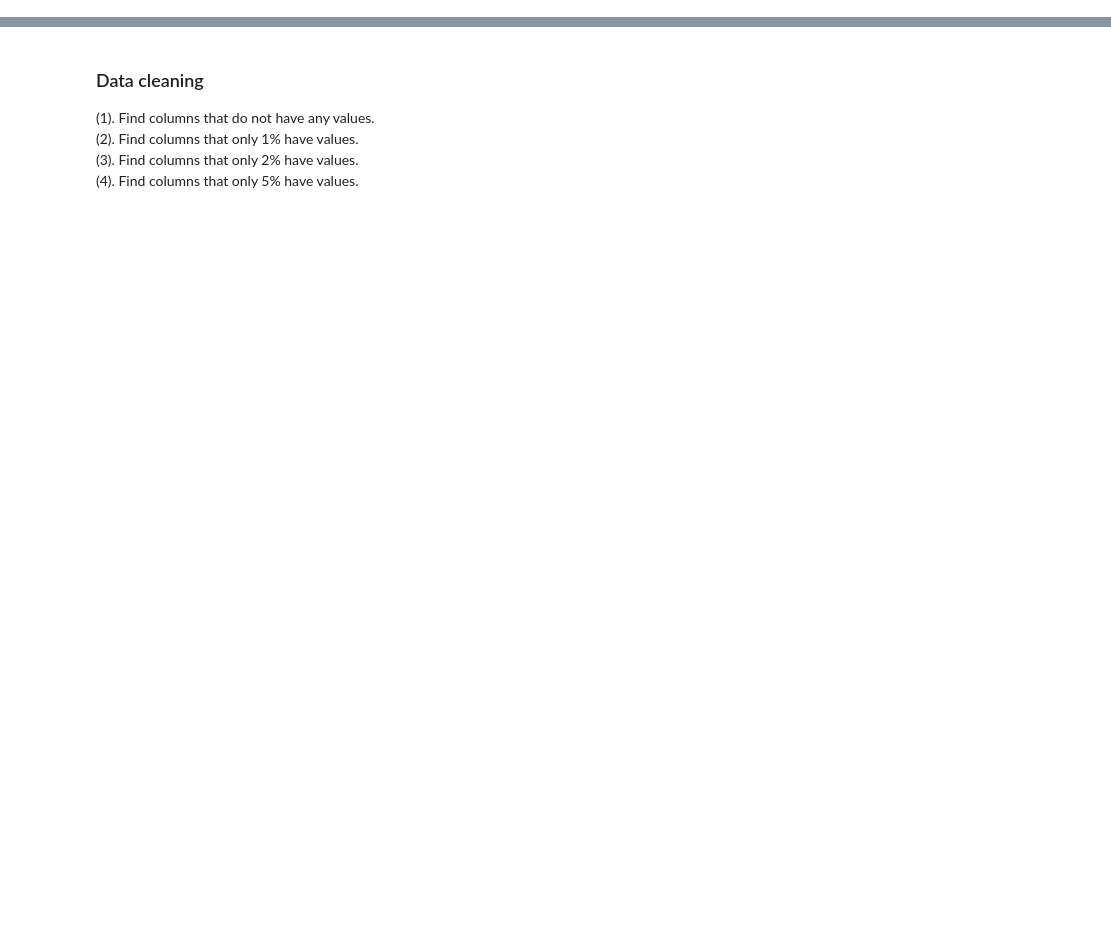
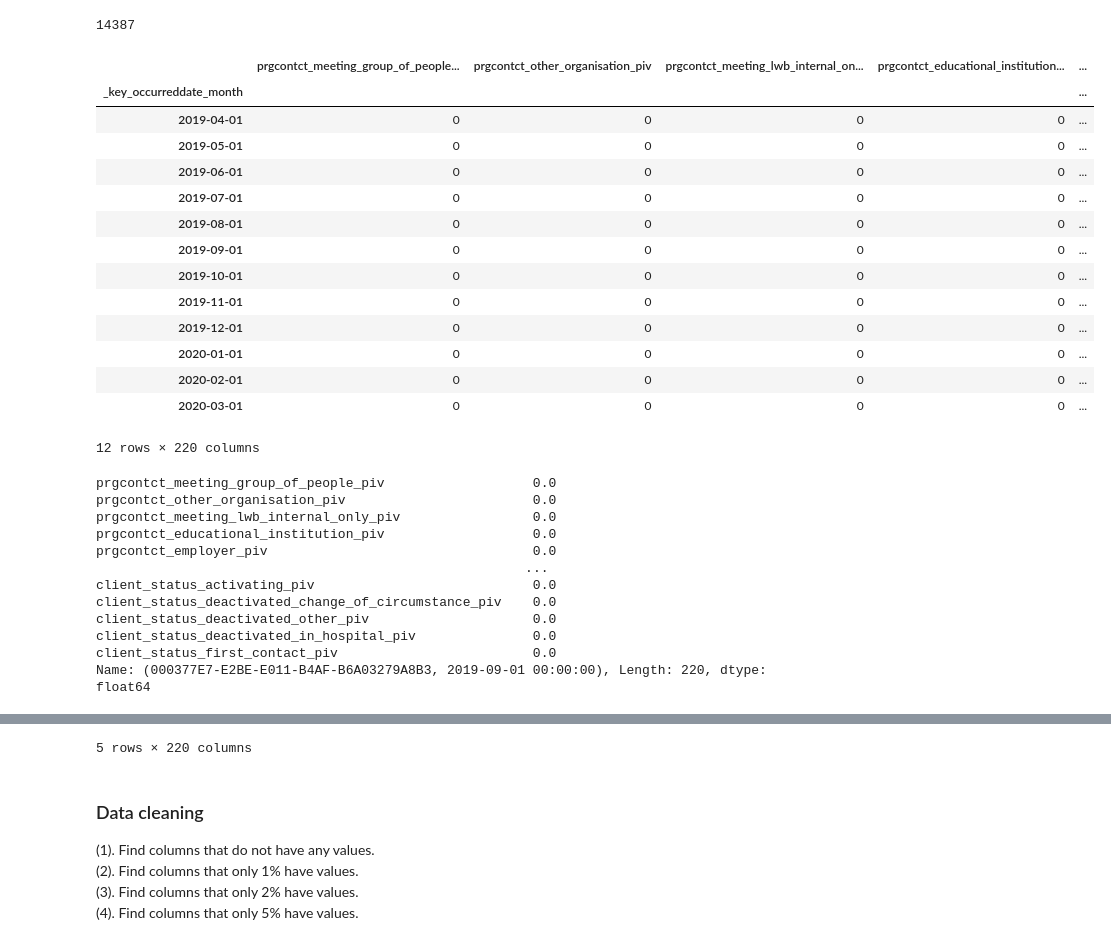
Before and after one commit to Troy-Cao/LWB-Risk-Cient-Detection, a Jupyter notebook: Chenqin/dataAnalysis.ipynb, the cells around one changed output, grey strips where cells are left out. Drawn from its saved outputs; the diff is of its cells as text; code cells hidden in the pictures; blank space fills up the shorter version.

```diff
--- a/Chenqin/dataAnalysis.ipynb
+++ b/Chenqin/dataAnalysis.ipynb
@@ -10,0 +33,7 @@ fullData = pd.read_csv(filename)
+# %%
+print(len(fullData._key_client_id.unique()))
+client_index = fullData.filter(regex=r'_key_client_id', axis=1)
+time_index = fullData.filter(regex=r'_key_occurreddate_month', axis=1)
+time_index = time_index.astype("datetime64[ns]")
+#client_index
+#time_index
@@ -15,7 +46,10 @@ pd.options.display.max_seq_items = 2000
 #data = fullData[fullData.columns[238:478]]
 prgcontct = fullData.filter(regex=r'^prgcontct_', axis=1)
 progsubjcat = fullData.filter(regex=r'^progsubjcat_', axis=1)
-data = pd.concat([prgcontct,progsubjcat],axis=1)
+client = fullData.filter(regex=r'^client_', axis=1)
+data = pd.concat([client_index, time_index, prgcontct,progsubjcat, client],axis=1)
+data = data.set_index(["_key_client_id", "_key_occurreddate_month"])
+
 data.columns
 # %% [output]
 Index(['prgcontct_meeting_group_of_people_piv',
@@ -42,0 +84,34 @@ print(len(data.columns))
+# %%
+len(data.groupby(level=0))
+data.loc["0000D172-EA88-432F-8235-9FAA00D29072"]
+data.iloc[20]
+data.head(5)
+# %% [output]
+14387
+|  | prgcontct_meeting_group_of_people... | prgcontct_other_organisation_piv | prgcontct_meeting_lwb_internal_on... | prgcontct_educational_institution... | ... |
+| _key_occurreddate_month |  |  |  |  | ... |
+| 2019-04-01 | 0 | 0 | 0 | 0 | ... |
+| 2019-05-01 | 0 | 0 | 0 | 0 | ... |
+| 2019-06-01 | 0 | 0 | 0 | 0 | ... |
+| 2019-07-01 | 0 | 0 | 0 | 0 | ... |
+| 2019-08-01 | 0 | 0 | 0 | 0 | ... |
+| 2019-09-01 | 0 | 0 | 0 | 0 | ... |
+| 2019-10-01 | 0 | 0 | 0 | 0 | ... |
+| 2019-11-01 | 0 | 0 | 0 | 0 | ... |
+| 2019-12-01 | 0 | 0 | 0 | 0 | ... |
+| 2020-01-01 | 0 | 0 | 0 | 0 | ... |
+| 2020-02-01 | 0 | 0 | 0 | 0 | ... |
+| 2020-03-01 | 0 | 0 | 0 | 0 | ... |
+12 rows × 220 columns
+prgcontct_meeting_group_of_people_piv                   0.0
+prgcontct_other_organisation_piv                        0.0
+prgcontct_meeting_lwb_internal_only_piv                 0.0
+prgcontct_educational_institution_piv                   0.0
+prgcontct_employer_piv                                  0.0
+                                                       ...
+client_status_activating_piv                            0.0
+client_status_deactivated_change_of_circumstance_piv    0.0
+client_status_deactivated_other_piv                     0.0
+client_status_deactivated_in_hospital_piv               0.0
+client_status_first_contact_piv                         0.0
+Name: (000377E7-E2BE-E011-B4AF-B6A03279A8B3, 2019-09-01 00:00:00), Length: 220, dtype: float64
@@ -43,3 +125,4 @@ print(len(data.columns))
+5 rows × 220 columns
 # %% [markdown]
 ### Data cleaning
 
```
Also changed, not shown: parts of 40 cells of this notebook.
